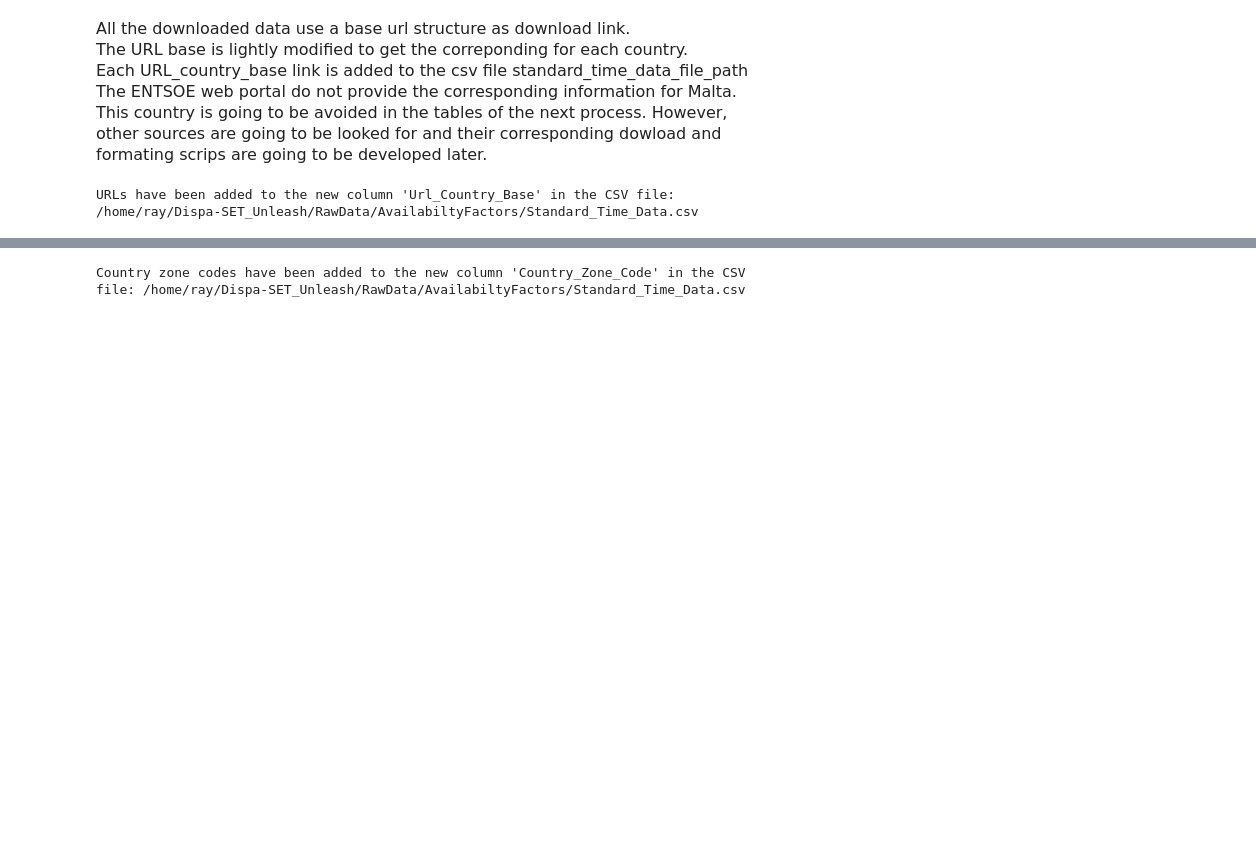
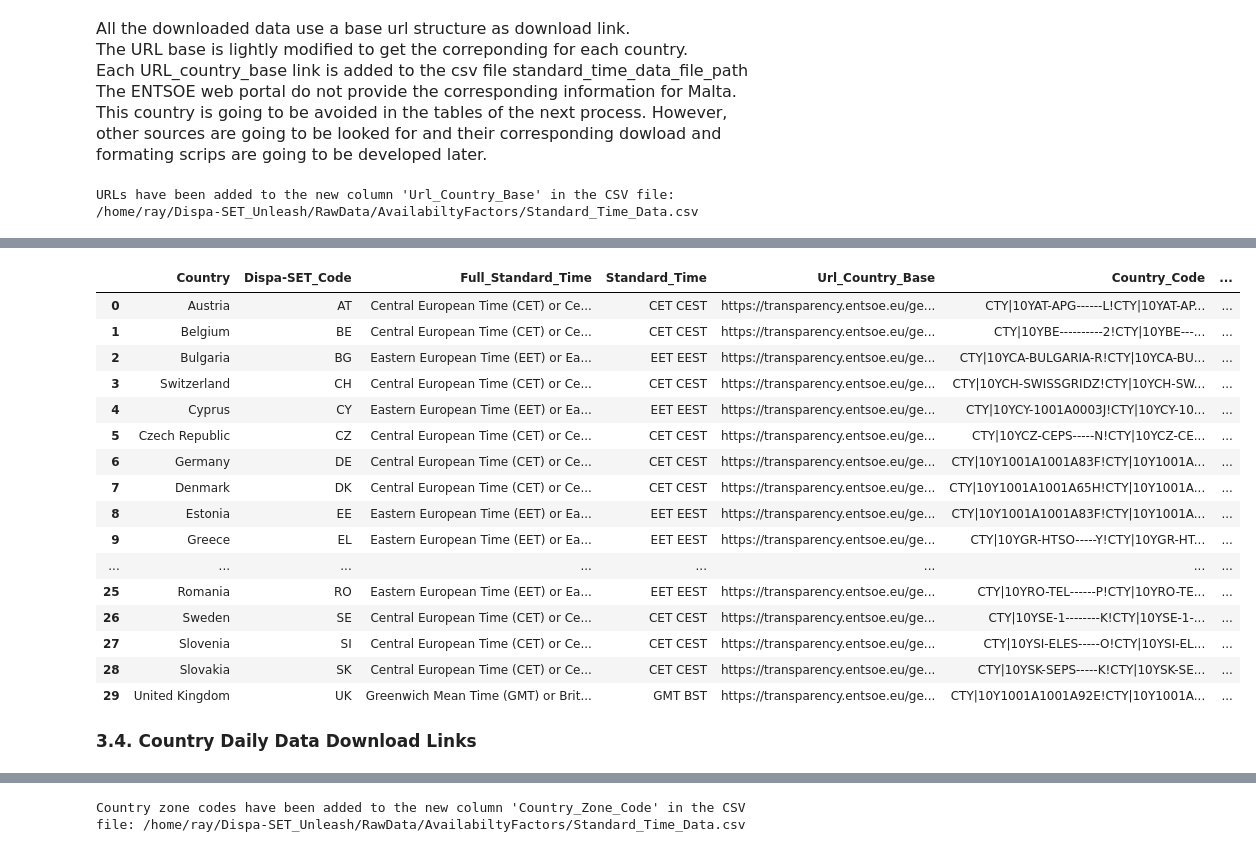
Before and after one commit to RayRojasCandia/Dispa-SET_Unleash, a Jupyter notebook: scripts/Data_Processing/Availability_Factor.ipynb, the cells around one changed output, grey strips where cells are left out. Saved outputs shown, nothing was run; the diff lists cells and outputs as text; code cells hidden in the pictures; blank space fills up the shorter version.

```diff
--- a/scripts/Data_Processing/Availability_Factor.ipynb
+++ b/scripts/Data_Processing/Availability_Factor.ipynb
@@ -314,0 +340,51 @@ data
+# %%
+# Read the CSV file
+df = pd.read_csv(standard_time_data_file_path)
+
+# Create new column 'Zone_Folder_Path'
+df['Zone_Folder_Path'] = standard_time_data_folder_path + df['Dispa-SET_Code']
+
+# Ensure that the necessary folders exist
+for folder_path in df['Zone_Folder_Path']:
+    os.makedirs(folder_path, exist_ok=True)
+
+# Create a new CSV file for each row and add 'UTC_Country_File_Path' to the DataFrame
+utc_country_file_paths = []
+for index, row in df.iterrows():
+    # Construct file path
+    file_path = os.path.join(row['Zone_Folder_Path'], row['Dispa-SET_Code'] + "_UTC.csv")
+    utc_country_file_paths.append(file_path)
+
+    # Create a new CSV file
+    with open(file_path, 'w') as f:
+        f.write("This is the file for " + row['Dispa-SET_Code'])  # Example content, you can adjust as needed
+
+# Add 'UTC_Country_File_Path' column to DataFrame
+df['UTC_Country_File_Path'] = utc_country_file_paths
+
+# Write the updated DataFrame back to the original CSV file
+df.to_csv(standard_time_data_file_path, index=False)
+
+df
+# %% [output]
+|  | Country | Dispa-SET_Code | Full_Standard_Time | Standard_Time | Url_Country_Base | Country_Code | ... |
+| 0 | Austria | AT | Central European Time (CET) or Ce... | CET CEST | https://transparency.entsoe.eu/ge... | CTY|10YAT-APG------L!CTY|10YAT-AP... | ... |
+| 1 | Belgium | BE | Central European Time (CET) or Ce... | CET CEST | https://transparency.entsoe.eu/ge... | CTY|10YBE----------2!CTY|10YBE---... | ... |
+| 2 | Bulgaria | BG | Eastern European Time (EET) or Ea... | EET EEST | https://transparency.entsoe.eu/ge... | CTY|10YCA-BULGARIA-R!CTY|10YCA-BU... | ... |
+| 3 | Switzerland | CH | Central European Time (CET) or Ce... | CET CEST | https://transparency.entsoe.eu/ge... | CTY|10YCH-SWISSGRIDZ!CTY|10YCH-SW... | ... |
+| 4 | Cyprus | CY | Eastern European Time (EET) or Ea... | EET EEST | https://transparency.entsoe.eu/ge... | CTY|10YCY-1001A0003J!CTY|10YCY-10... | ... |
+| 5 | Czech Republic | CZ | Central European Time (CET) or Ce... | CET CEST | https://transparency.entsoe.eu/ge... | CTY|10YCZ-CEPS-----N!CTY|10YCZ-CE... | ... |
+| 6 | Germany | DE | Central European Time (CET) or Ce... | CET CEST | https://transparency.entsoe.eu/ge... | CTY|10Y1001A1001A83F!CTY|10Y1001A... | ... |
+| 7 | Denmark | DK | Central European Time (CET) or Ce... | CET CEST | https://transparency.entsoe.eu/ge... | CTY|10Y1001A1001A65H!CTY|10Y1001A... | ... |
+| 8 | Estonia | EE | Eastern European Time (EET) or Ea... | EET EEST | https://transparency.entsoe.eu/ge... | CTY|10Y1001A1001A83F!CTY|10Y1001A... | ... |
+| 9 | Greece | EL | Eastern European Time (EET) or Ea... | EET EEST | https://transparency.entsoe.eu/ge... | CTY|10YGR-HTSO-----Y!CTY|10YGR-HT... | ... |
+| ... | ... | ... | ... | ... | ... | ... | ... |
+| 25 | Romania | RO | Eastern European Time (EET) or Ea... | EET EEST | https://transparency.entsoe.eu/ge... | CTY|10YRO-TEL------P!CTY|10YRO-TE... | ... |
+| 26 | Sweden | SE | Central European Time (CET) or Ce... | CET CEST | https://transparency.entsoe.eu/ge... | CTY|10YSE-1--------K!CTY|10YSE-1-... | ... |
+| 27 | Slovenia | SI | Central European Time (CET) or Ce... | CET CEST | https://transparency.entsoe.eu/ge... | CTY|10YSI-ELES-----O!CTY|10YSI-EL... | ... |
+| 28 | Slovakia | SK | Central European Time (CET) or Ce... | CET CEST | https://transparency.entsoe.eu/ge... | CTY|10YSK-SEPS-----K!CTY|10YSK-SE... | ... |
+| 29 | United Kingdom | UK | Greenwich Mean Time (GMT) or Brit... | GMT BST | https://transparency.entsoe.eu/ge... | CTY|10Y1001A1001A92E!CTY|10Y1001A... | ... |
+# %% [markdown]
+<div style="text-align: left; margin-left: 3.0em; font-weight: bold; font-size: 17px; font-family: TimesNewRoman;">
+3.4. Country Daily Data Download Links
+</div>
```
Also changed, not shown: parts of 23 cells of this notebook, 5 other files.
